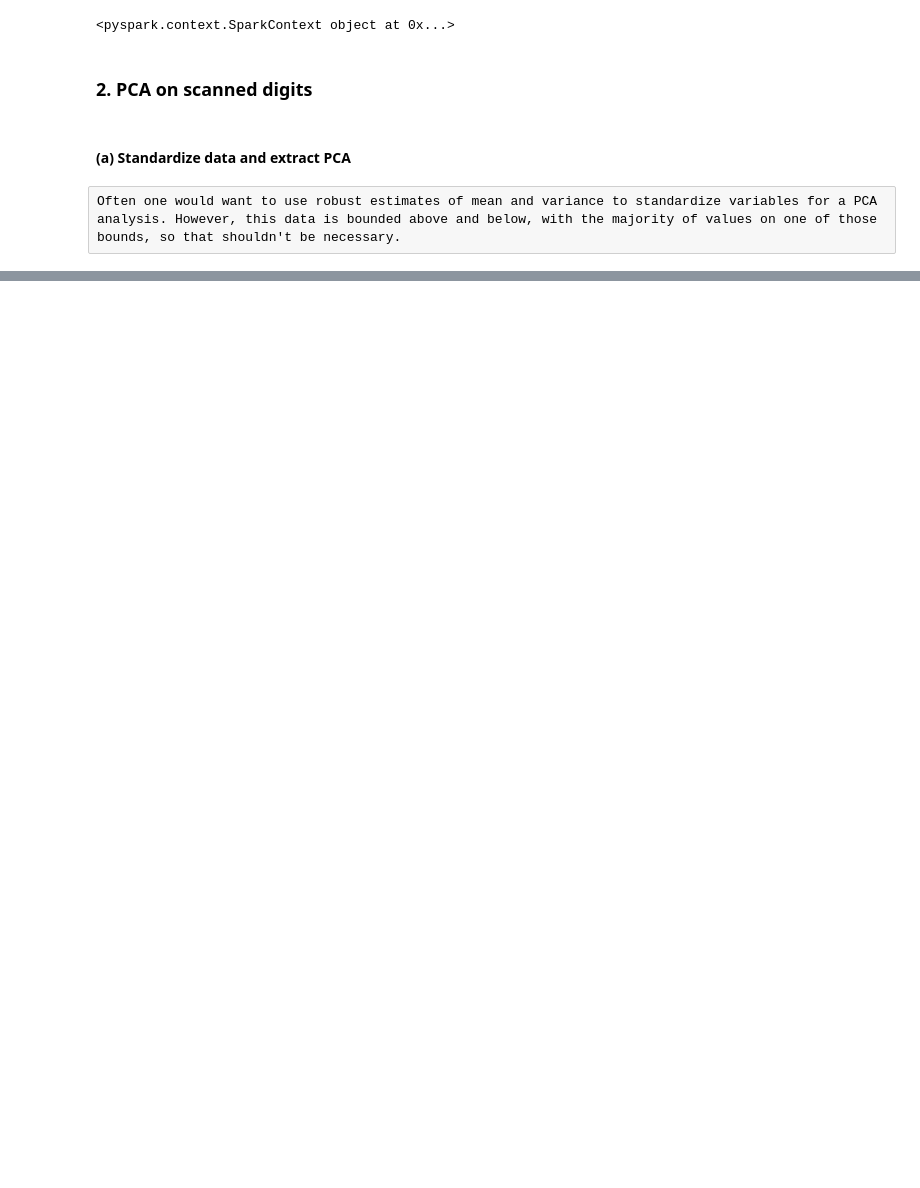
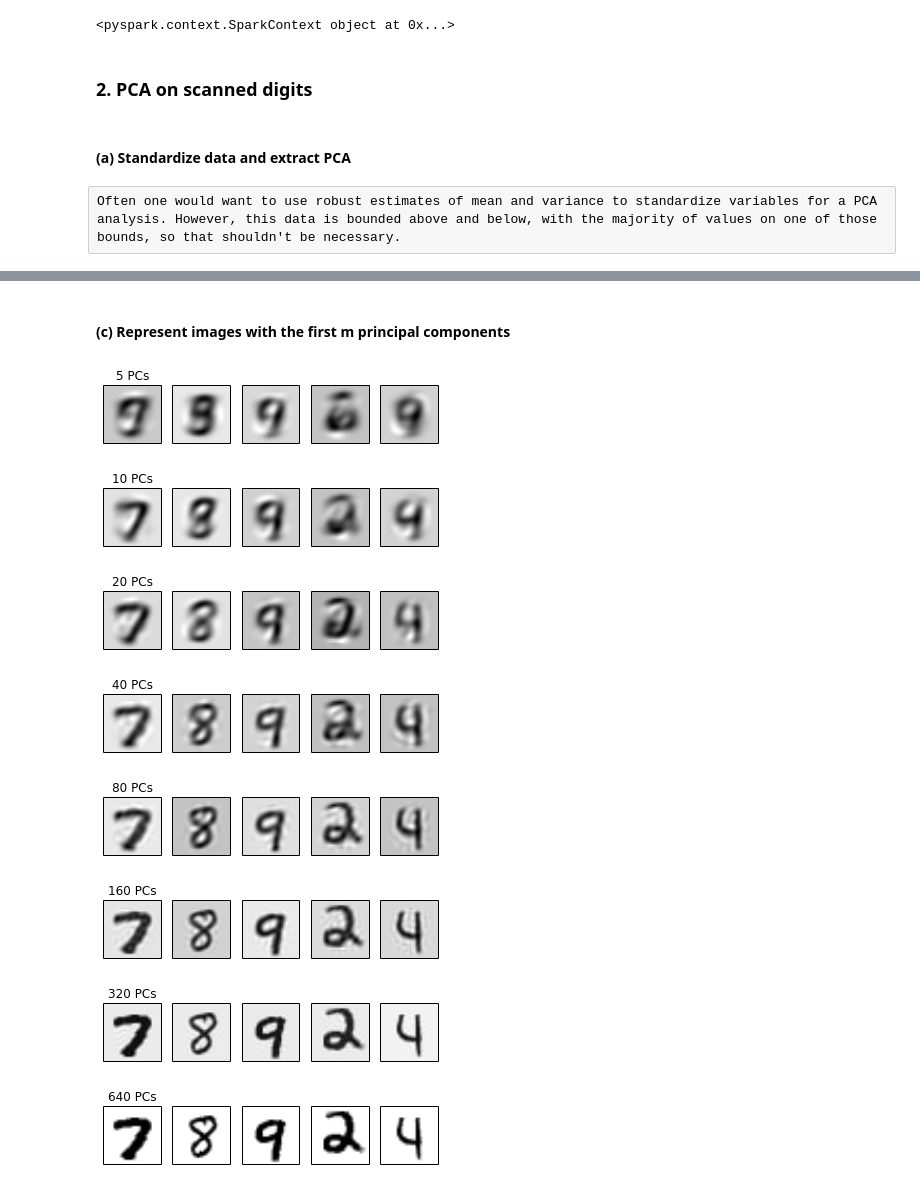
Before and after one commit to ajmaurer/Chicago-Course-Work, a Jupyter notebook: stat376/assn2_digits_pca.ipynb, the cells around one changed output, grey strips where cells are left out. Drawn from its saved outputs; the diff is of its cells as text; code cells hidden in the pictures; blank space fills up the shorter version.

```diff
--- a/stat376/assn2_digits_pca.ipynb
+++ b/stat376/assn2_digits_pca.ipynb
@@ -58,0 +99,31 @@ standMatrix = np.minimum((imgMatrix - pixMeans)/pixSDs,3*np.ones((images,pixels)
+# %% [markdown]
+#### (c) Represent images with the first m principal components
+# %%
+# Pick number of PCs to try, and a few test images
+mVals = [5,10,20,40,80,160,320,640]
+dataPoints = rand.sample(range(0,images),5)
+
+# Rotate test images to represent in PC basis
+rotatedDataPoints = np.dot(standMatrix[dataPoints,:],V)
+
+for i_,m in enumerate(mVals):
+    # Get the representation of the points in the original space based on m PCs
+    repreMatrix = np.dot(rotatedDataPoints[:,0:m],V[:,0:m].T)*pixSDs+pixMeans
+
+    # Set up the main plot with 2x5 subplots
+    f,subplts = plt.subplots(1, len(dataPoints))
+    vectors = repreMatrix.astype(float)/256
+    subplts[0].set_title(str(m) + ' PCs')
+    for j_,d in enumerate(dataPoints):
+        subplts[j_].imshow(vectors[j_,:].reshape(28,28)).set_cmap('gray_r')
+        subplts[j_].axes.get_xaxis().set_visible(False)
+        subplts[j_].get_yaxis().set_visible(False)
+# %% [output]
+[figure, added]
+[figure, added]
+[figure, added]
+[figure, added]
+[figure, added]
+[figure, added]
+[figure, added]
+[figure, added]
```
Also changed, not shown: parts of 11 cells of this notebook, 1 other file.
